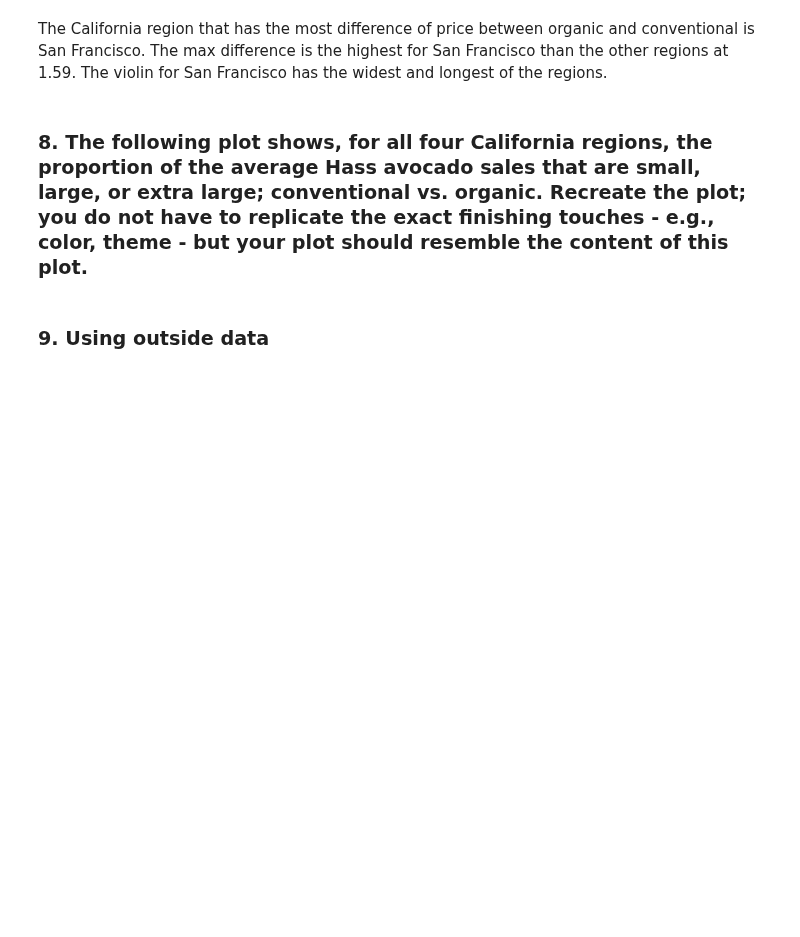
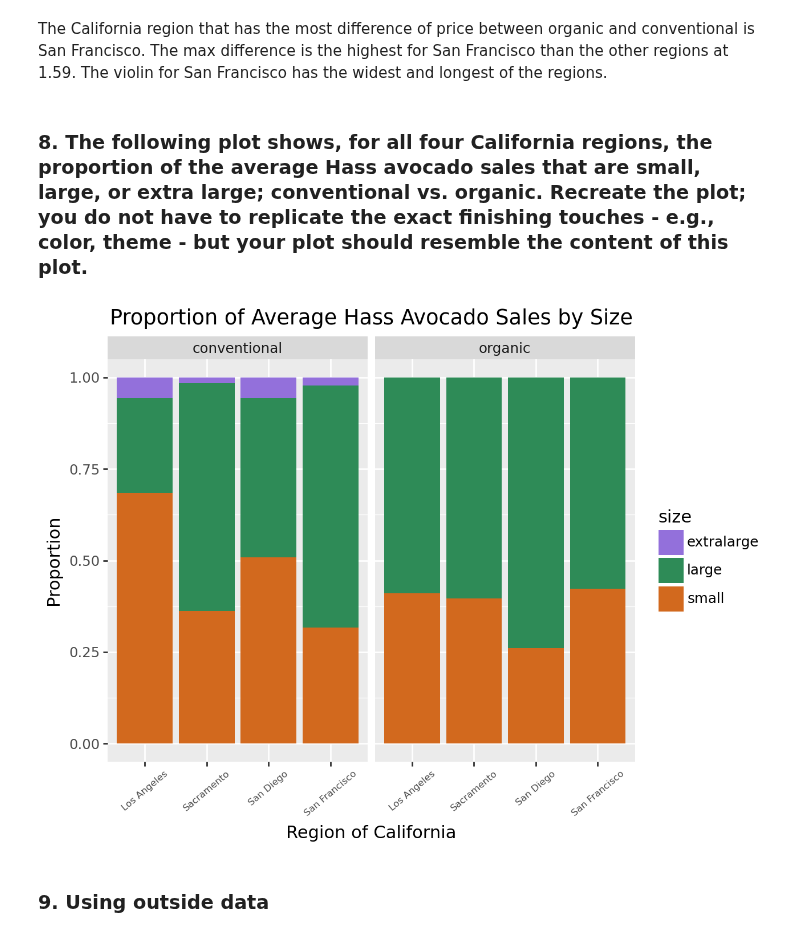
Before and after one commit to summerchurby/GSB-544, a Jupyter notebook: Lab2_AvocadoSales.ipynb, the cells around one changed output. Drawn from its saved outputs; the diff is of its cells as text; code cells hidden in the pictures; blank space fills up the shorter version.

```diff
--- a/Lab2_AvocadoSales.ipynb
+++ b/Lab2_AvocadoSales.ipynb
@@ -219,6 +219,29 @@ pivot_avocados_california["type"] = pd.Categorical(pivot_avocados_california["ty
 The California region that has the most difference of price between organic and conventional is San Francisco. The max difference is the highest for San Francisco than the other regions at 1.59. The violin for San Francisco has the widest and longest of the regions.
 # %% [markdown]
 ### 8. The following plot shows, for all four California regions, the proportion of the average Hass avocado sales that are small, large, or extra large; conventional vs. organic. Recreate the plot; you do not have to replicate the exact finishing touches - e.g., color, theme - but your plot should resemble the content of this plot.
+# %%
+# only include variables from data set listed in bar chart
+# include type, size, average sales, and geography
+filtered_variables = avocados.loc[avocados["geography"].isin(california),
+                                    ["geography", "type", "small", "large", "extralarge", "total_volume"]]
+new_ca = filtered_variables.melt(id_vars = ["geography", "type", "total_volume"],
+                                    value_vars = ["small", "large", "extralarge"],
+                                    var_name = "size",
+                                    value_name = "sales")
+new_ca["size"] = pd.Categorical(new_ca["size"], categories=["extralarge", "large", "small"], ordered = True)
+average_sales = (new_ca.groupby(["type", "geography", "size"], as_index = False).agg(average_sales = ("sales", "mean")))
+
+(ggplot(average_sales, aes(x = "geography", y = "average_sales", fill = "size"))
+    + geom_bar(stat = "identity", position = "fill")
+    + labs(x = "Region of California", y = "Proportion", title = "Proportion of Average Hass Avocado Sales by Size")
+    + scale_fill_manual(values = ["mediumpurple", "seagreen", "chocolate"])
+    + facet_wrap("~type")
+    + theme(axis_text_x = element_text(size = 6, angle = 40))
+)
+
+# https://matplotlib.org/stable/gallery/color/named_colors.html
+# %% [output]
+[figure, added]
 # %% [markdown]
 ### 9. Using outside data
 # %% [markdown]
```
Also changed, not shown: parts of 2 cells of this notebook.
